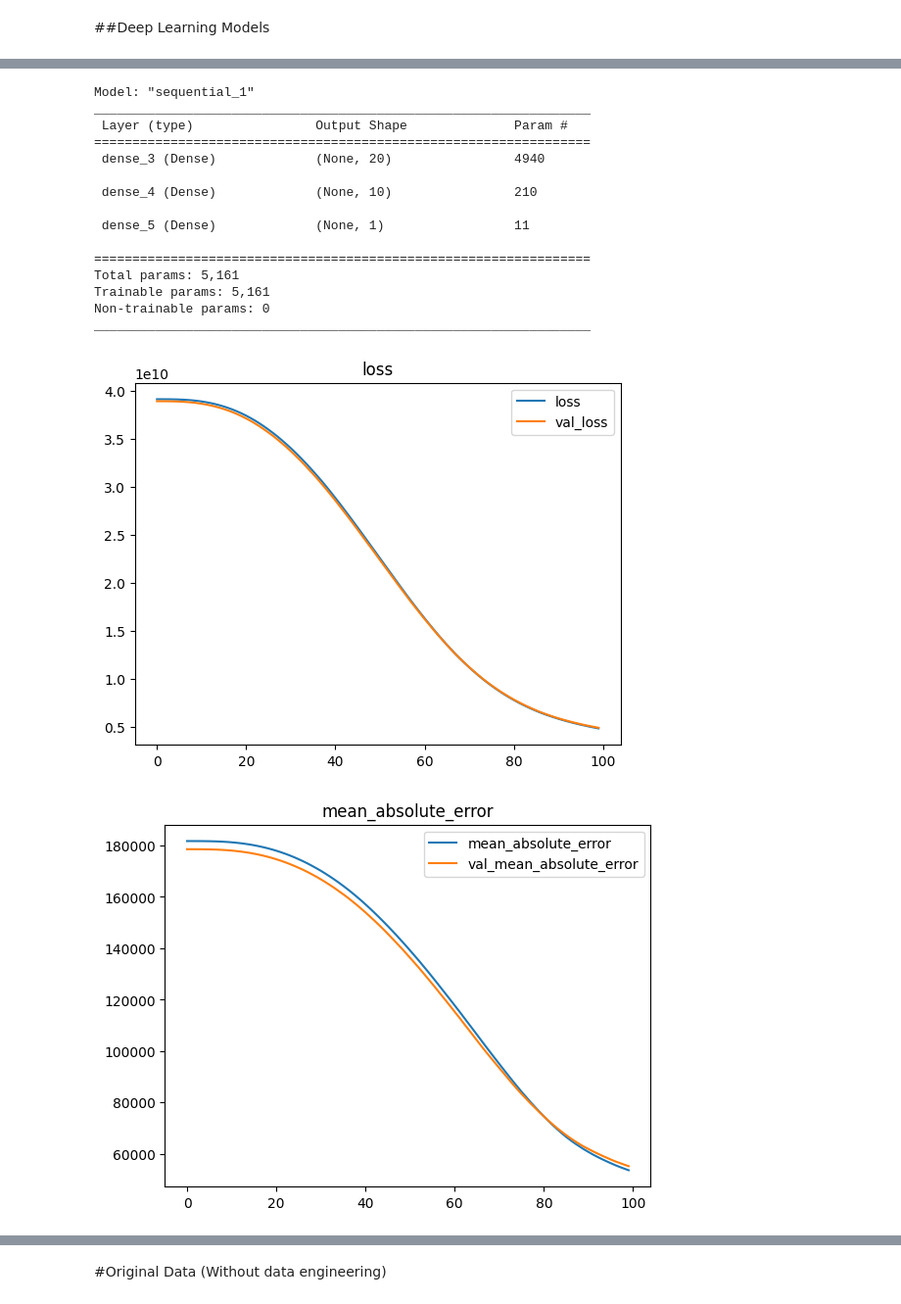
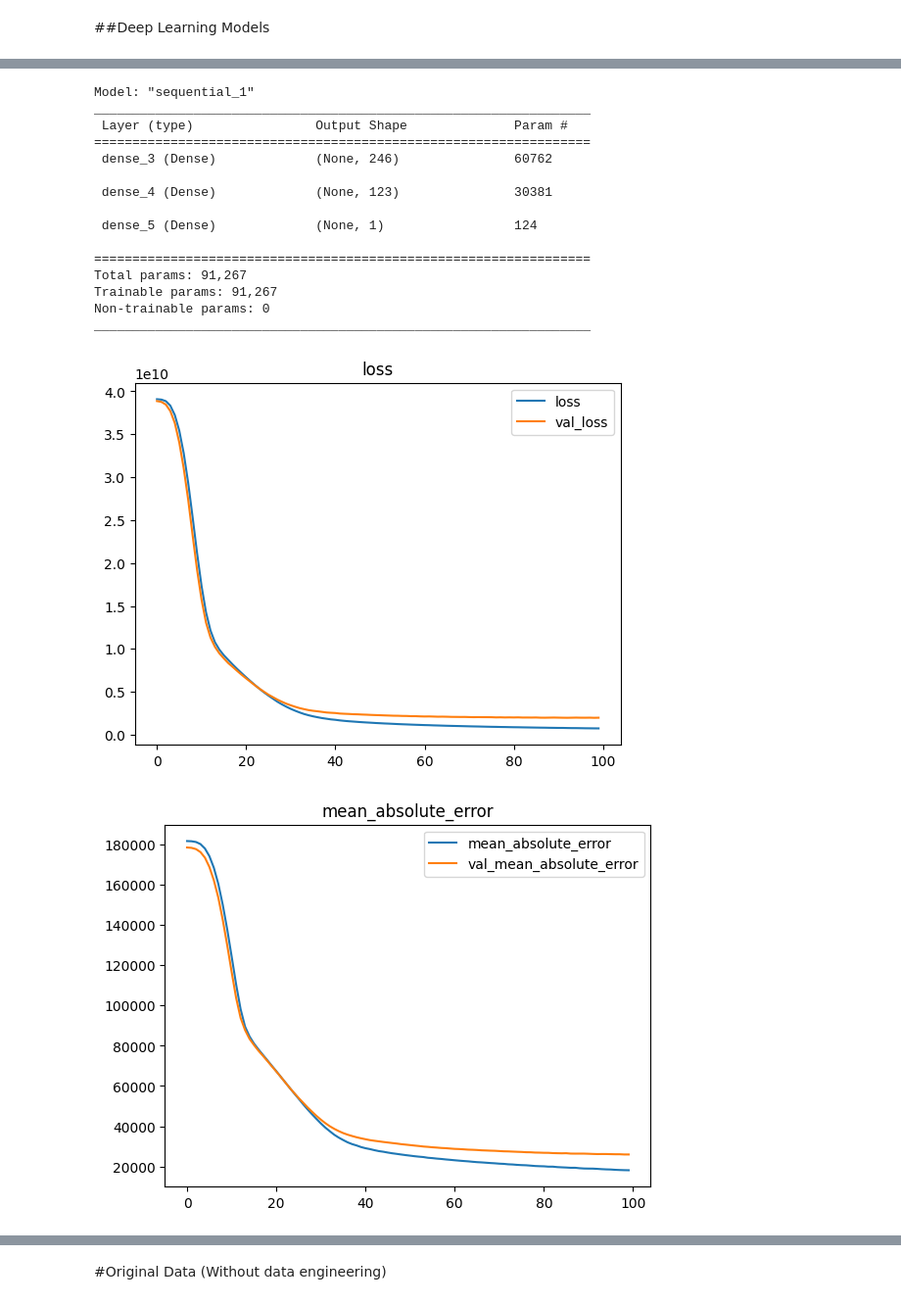
Before and after one commit to hawkeyedatatsai/Neural-Network-Kaggle-Challenge, a Jupyter notebook: 8_Neural_Network_Kaggle_Exercise_(Core).ipynb, the cells around one changed output, grey strips where cells are left out. Shown at 98% size. Saved outputs shown, nothing was run; the diff lists cells and outputs as text; code cells hidden in the pictures.

```diff
--- a/8_Neural_Network_Kaggle_Exercise_(Core).ipynb
+++ b/8_Neural_Network_Kaggle_Exercise_(Core).ipynb
@@ -354,11 +362,14 @@ plot_history(history1)
 # %%
 #create model architecture
-input_dim = X_train_processed.shape[1]
+input_shape = X_train_processed.shape[1]
 
 reg_model2 = Sequential()
 
-reg_model2.add(Dense(20, input_dim=input_dim, activation='relu'))
-reg_model2.add(Dense(10, activation='relu'))
+#Hidden layers
+reg_model2.add(Dense(input_shape, input_dim=input_shape, activation='relu'))
+reg_model2.add(Dense(input_shape * 0.5, activation='relu'))
+
+#Output layer
 reg_model2.add(Dense(1, activation='linear'))
 
 reg_model2.summary()
@@ -367,29 +378,30 @@ Model: "sequential_1"
 _________________________________________________________________
  Layer (type)                Output Shape              Param #
 =================================================================
- dense_3 (Dense)             (None, 20)                4940
+ dense_3 (Dense)             (None, 246)               60762
 
- dense_4 (Dense)             (None, 10)                210
+ dense_4 (Dense)             (None, 123)               30381
 
- dense_5 (Dense)             (None, 1)                 11
+ dense_5 (Dense)             (None, 1)                 124
 
 =================================================================
-Total params: 5,161
-Trainable params: 5,161
+Total params: 91,267
+Trainable params: 91,267
 Non-trainable params: 0
 _________________________________________________________________
 # %%
 #compile model with additional metrics
 reg_model2.compile(loss='mse',
                   optimizer='adam',
                   metrics=[metrics.MeanAbsoluteError(),
                            metrics.RootMeanSquaredError()])
+early_stopping = EarlyStopping(patience = 5)
 history2 = reg_model2.fit(X_train_processed, y_train,
                         validation_data = (X_test_processed, y_test),
                         epochs=100,
                         verbose=0)
 # plot learning
 plot_history(history2)
 # %% [output]
-[figure, old version]
+[figure, new version]
-[figure, old version]
+[figure, new version]
```
Also changed, not shown: parts of 20 cells of this notebook.
